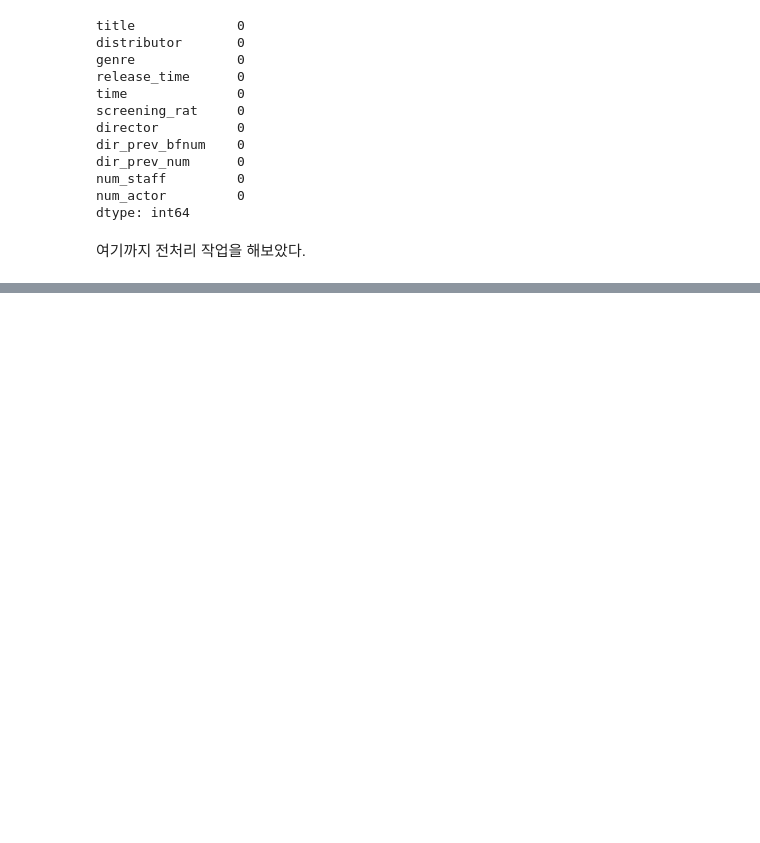
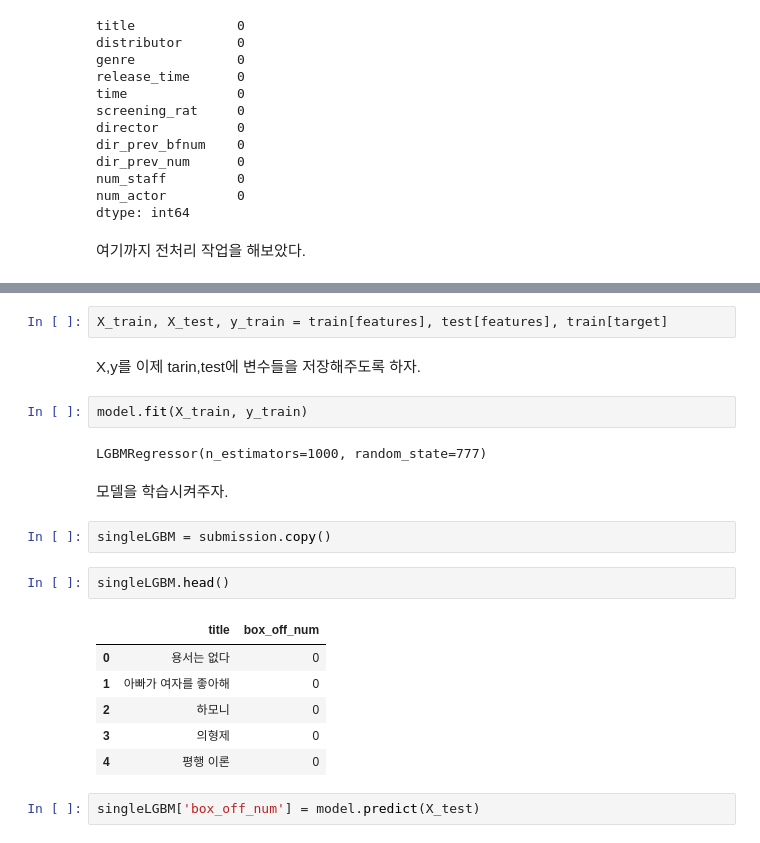
Before and after one commit to choiuikang/contest, a Jupyter notebook: dacon/Untitled1.ipynb, the cells around one changed output, grey strips where cells are left out. Saved outputs shown, nothing was run; the diff lists cells and outputs as text; blank space fills up the shorter version.

```diff
--- a/dacon/Untitled1.ipynb
+++ b/dacon/Untitled1.ipynb
@@ -339,0 +351,23 @@ dtype: int64
+# %%
+X_train, X_test, y_train = train[features], test[features], train[target]
+# %% [markdown]
+X,y를 이제 tarin,test에 변수들을 저장해주도록 하자.
+# %%
+model.fit(X_train, y_train)
+# %% [output]
+LGBMRegressor(n_estimators=1000, random_state=777)
+# %% [markdown]
+모델을 학습시켜주자.
+# %%
+singleLGBM = submission.copy()
+# %%
+singleLGBM.head()
+# %% [output]
+|  | title | box_off_num |
+| 0 | 용서는 없다 | 0 |
+| 1 | 아빠가 여자를 좋아해 | 0 |
+| 2 | 하모니 | 0 |
+| 3 | 의형제 | 0 |
+| 4 | 평행 이론 | 0 |
+# %%
+singleLGBM['box_off_num'] = model.predict(X_test)
```
Also changed, not shown: parts of 12 cells of this notebook, 1 other file.
